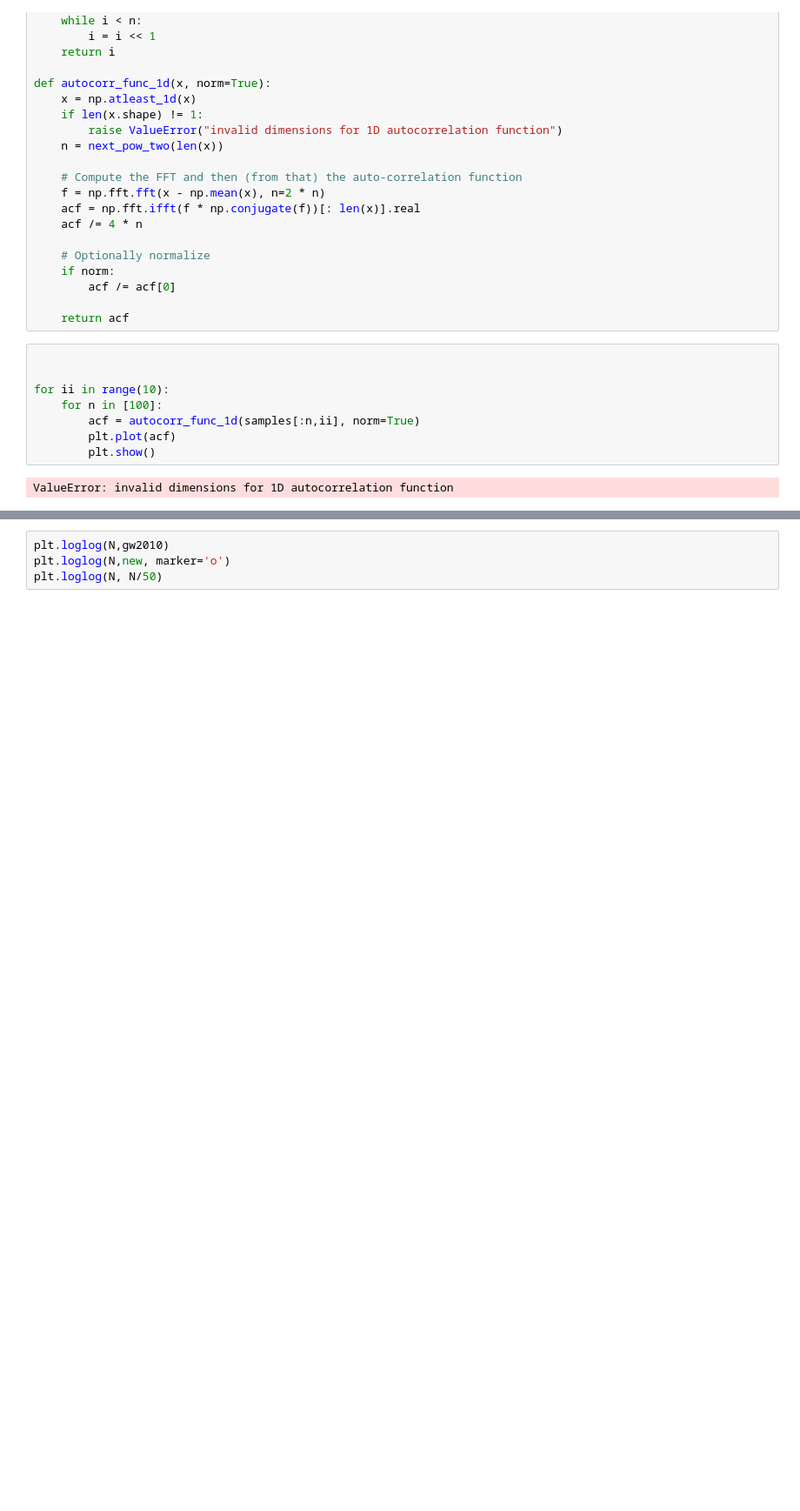
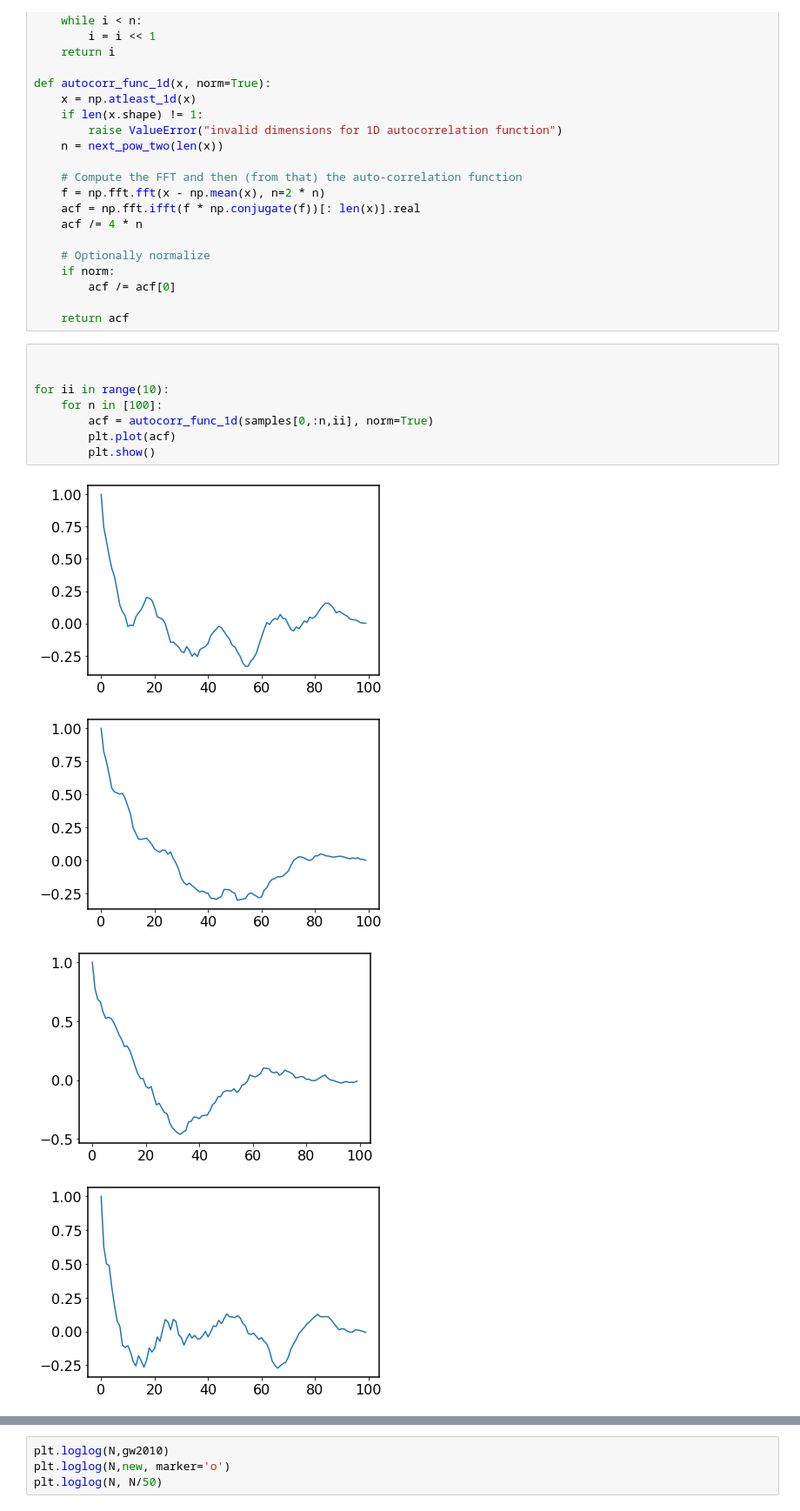
Before and after one commit to VMBoehm/PAE, a Jupyter notebook: notebooks/tf2/FMNIST_sampler.ipynb, the cells around one changed output, grey strips where cells are left out. Shown at 87% size. Saved outputs shown, nothing was run; the diff lists cells and outputs as text; blank space fills up the shorter version.

```diff
--- a/notebooks/tf2/FMNIST_sampler.ipynb
+++ b/notebooks/tf2/FMNIST_sampler.ipynb
@@ -399,10 +437,13 @@ def autocorr_func_1d(x, norm=True):
 # %%
 
 
 for ii in range(10):
     for n in [100]:
-        acf = autocorr_func_1d(samples[:n,ii], norm=True)
+        acf = autocorr_func_1d(samples[0,:n,ii], norm=True)
         plt.plot(acf)
         plt.show()
 # %% [output]
-ValueError: invalid dimensions for 1D autocorrelation function
+[figure, added]
+[figure, added]
+[figure, added]
+[figure, added]
```
Also changed, not shown: parts of 21 cells of this notebook, 2 other files.
